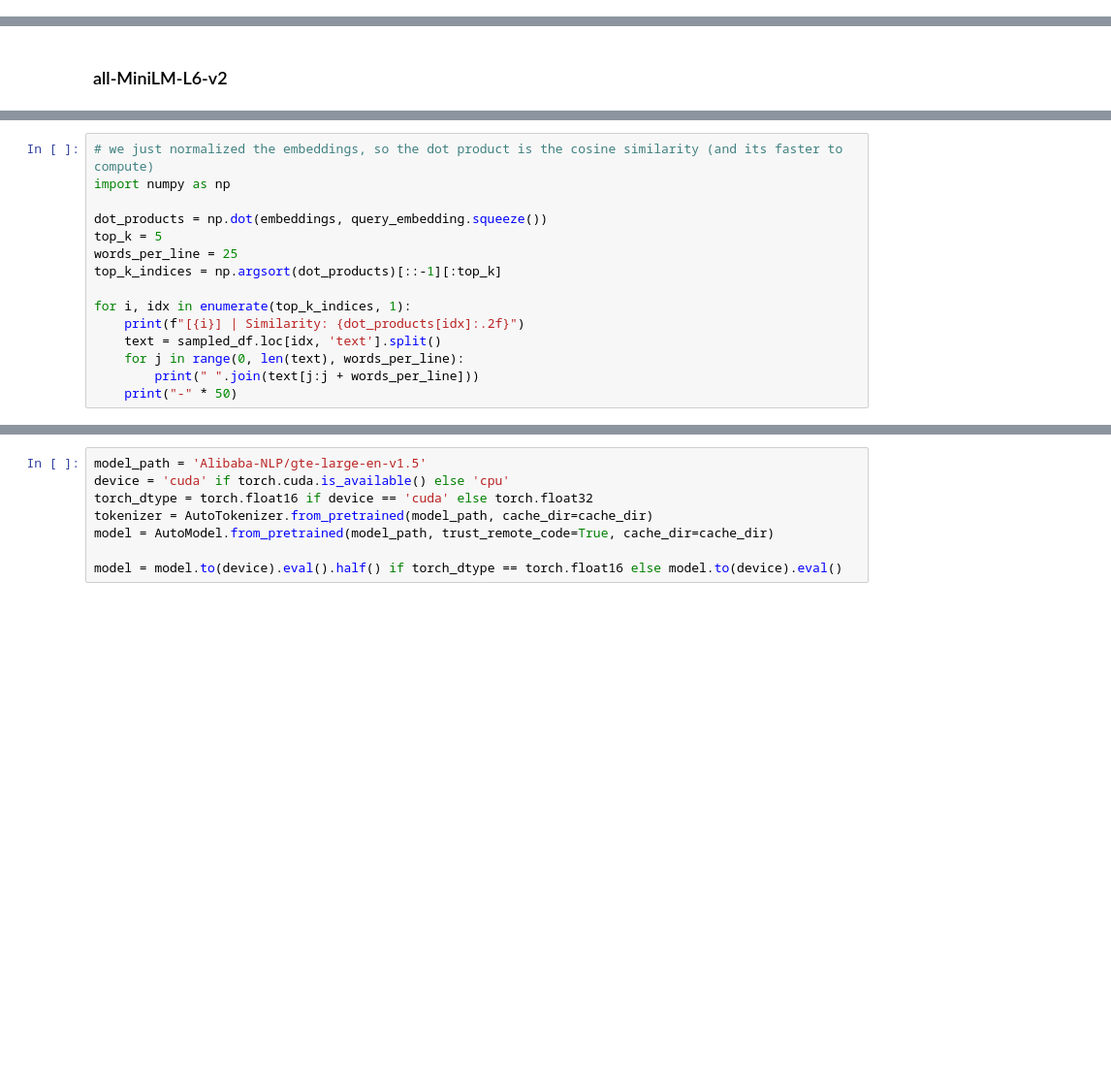
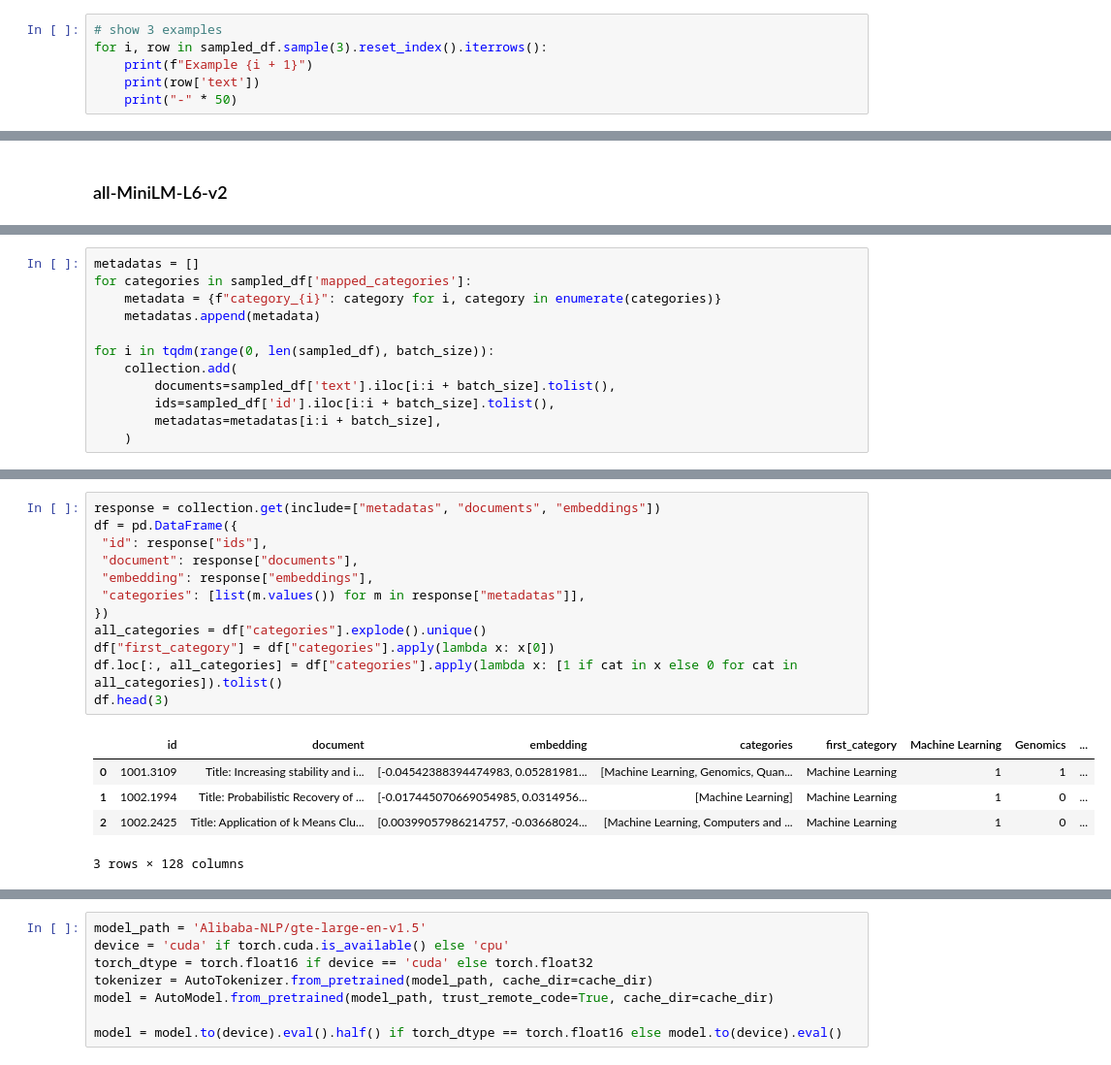
Before and after one commit to Gabriel9753/ArxivAbstractProject, a Jupyter notebook: src/eda.ipynb, the cells around one changed output, grey strips where cells are left out. Shown at 97% size. Saved outputs shown, nothing was run; the diff lists cells and outputs as text; blank space fills up the shorter version.

```diff
--- a/src/eda.ipynb
+++ b/src/eda.ipynb
@@ -425,3 +270,9 @@ def text_processing(sample):
     return f"Title: {title} - Abstract: {abstract}"
 # %%
 sampled_df['text'] = sampled_df.apply(text_processing, axis=1)
+# %%
+# show 3 examples
+for i, row in sampled_df.sample(3).reset_index().iterrows():
+    print(f"Example {i + 1}")
+    print(row['text'])
+    print("-" * 50)
@@ -442,15 +292,0 @@ query_embedding = model.encode(query, show_progress_bar=True, device='cuda', nor
-# %%
-# we just normalized the embeddings, so the dot product is the cosine similarity (and its faster to compute)
-import numpy as np
-
-dot_products = np.dot(embeddings, query_embedding.squeeze())
-top_k = 5
-words_per_line = 25
-top_k_indices = np.argsort(dot_products)[::-1][:top_k]
-
-for i, idx in enumerate(top_k_indices, 1):
-    print(f"[{i}] | Similarity: {dot_products[idx]:.2f}")
-    text = sampled_df.loc[idx, 'text'].split()
-    for j in range(0, len(text), words_per_line):
-        print(" ".join(text[j:j + words_per_line]))
-    print("-" * 50)
@@ -491,0 +328,12 @@ Error:
+# %%
+metadatas = []
+for categories in sampled_df['mapped_categories']:
+    metadata = {f"category_{i}": category for i, category in enumerate(categories)}
+    metadatas.append(metadata)
+
+for i in tqdm(range(0, len(sampled_df), batch_size)):
+    collection.add(
+        documents=sampled_df['text'].iloc[i:i + batch_size].tolist(),
+        ids=sampled_df['id'].iloc[i:i + batch_size].tolist(),
+        metadatas=metadatas[i:i + batch_size],
+    )
@@ -491,0 +372,18 @@ Error:
+# %%
+response = collection.get(include=["metadatas", "documents", "embeddings"])
+df = pd.DataFrame({
+ "id": response["ids"],
+ "document": response["documents"],
+ "embedding": response["embeddings"],
+ "categories": [list(m.values()) for m in response["metadatas"]],
+})
+all_categories = df["categories"].explode().unique()
+df["first_category"] = df["categories"].apply(lambda x: x[0])
+df.loc[:, all_categories] = df["categories"].apply(lambda x: [1 if cat in x else 0 for cat in all_categories]).tolist()
+df.head(3)
+# %% [output]
+|  | id | document | embedding | categories | first_category | Machine Learning | Genomics | ... |
+| 0 | 1001.3109 | Title: Increasing stability and i... | [-0.04542388394474983, 0.05281981... | [Machine Learning, Genomics, Quan... | Machine Learning | 1 | 1 | ... |
+| 1 | 1002.1994 | Title: Probabilistic Recovery of ... | [-0.017445070669054985, 0.0314956... | [Machine Learning] | Machine Learning | 1 | 0 | ... |
+| 2 | 1002.2425 | Title: Application of k Means Clu... | [0.00399057986214757, -0.03668024... | [Machine Learning, Computers and ... | Machine Learning | 1 | 0 | ... |
+3 rows × 128 columns
```
Also changed, not shown: parts of 16 cells of this notebook, 2 other files.
